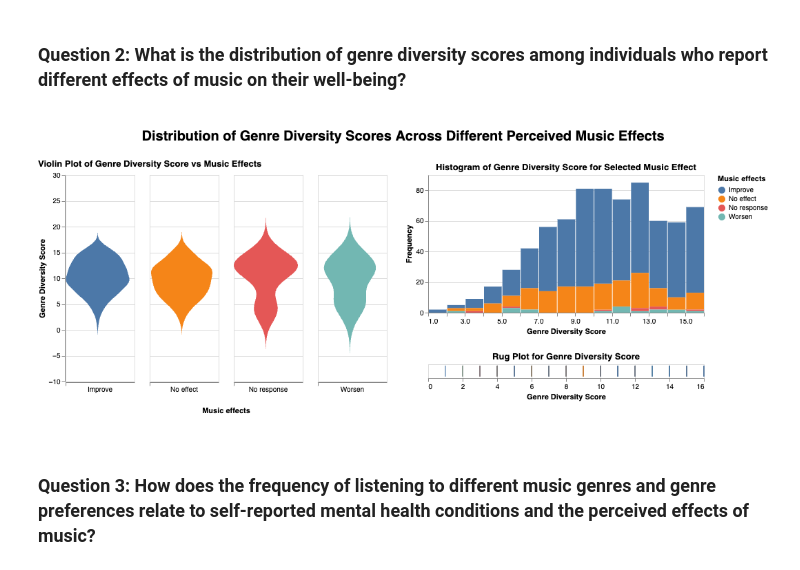
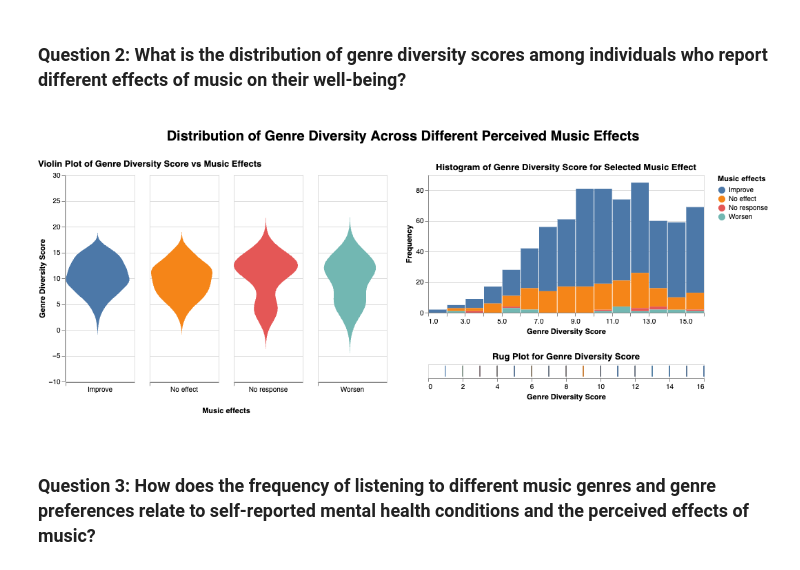
Before and after one commit to ubc-dsci320-2024w2/project-team_fabfour, a Jupyter notebook: ungraded/Judy_Charts.ipynb, the cells around one changed output. Drawn from its saved outputs; the diff is of its cells as text; code cells hidden in the pictures.

```diff
--- a/ungraded/Judy_Charts.ipynb
+++ b/ungraded/Judy_Charts.ipynb
@@ -205,35 +205,35 @@ histogram = alt.Chart(mxmh).transform_filter(
 # create rug plot
 rug_plot = alt.Chart(mxmh).transform_filter(
     range_slider
 ).transform_filter(
     interactive_legend
 ).mark_tick().encode(
     x='Genre Diversity Score:Q',
     color='Music effects:N'
 ).properties(
     title="Rug Plot for Genre Diversity Score", width=400
 )
 
 
 chart_2 = alt.hconcat(
     violin,
     (histogram &
     rug_plot)
 ).properties(
      title={
-        "text": "Distribution of Genre Diversity Scores Across Different Perceived Music Effects",
+        "text": "Distribution of Genre Diversity Across Different Perceived Music Effects",
         "fontSize": 20,
         "fontWeight": "bold",
         "anchor": "middle",
         "dy": -20
     },
     padding={"top": 24, "bottom": 24}
 ).configure_concat(
     spacing=24,
 )
 chart_2
 # %% [output]
-[figure, old version]
+[figure, new version]
 # %% [markdown]
 ### Question 3: How does the frequency of listening to different music genres and genre preferences relate to self-reported mental health conditions and the perceived effects of music?
 # %%
```
Also changed, not shown: 3 other files.
